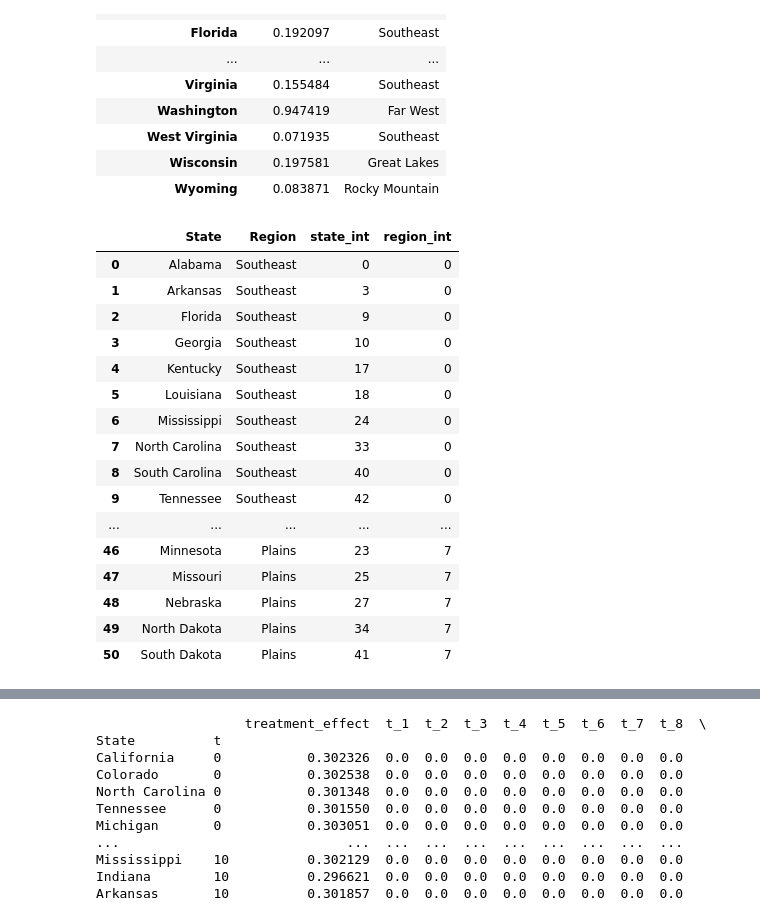
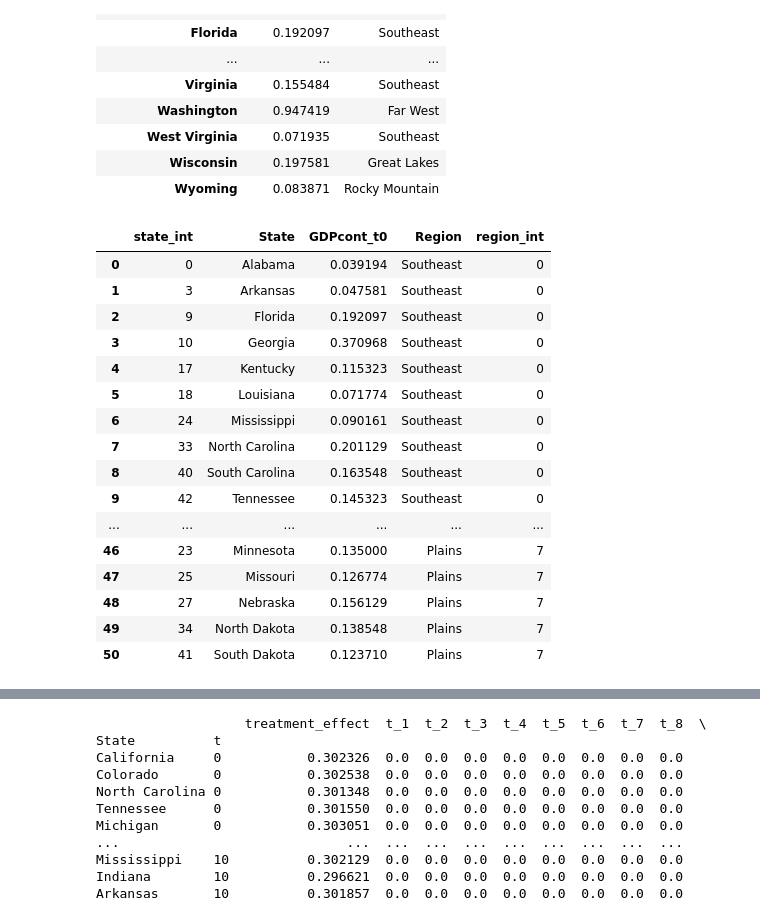
Before and after one commit to GondekNP/TreatmentBiasInvestigator, a Jupyter notebook: setup.ipynb, the cells around one changed output, grey strips where cells are left out. Saved outputs shown, nothing was run; the diff lists cells and outputs as text; code cells hidden in the pictures.

```diff
--- a/setup.ipynb
+++ b/setup.ipynb
@@ -111,25 +111,25 @@ industries
 | Wisconsin | 0.197581 | Great Lakes |
 | Wyoming | 0.083871 | Rocky Mountain |
 # %%
-states = industries.reset_index().reset_index()[['State', 'Region','index']].rename(columns={'index':'state_int'})
+states = industries.reset_index().reset_index().rename(columns={'index':'state_int'})
 regions = pd.DataFrame(pd.unique(industries.Region)).reset_index().rename(columns={'index':'region_int',0:'Region'})
 loc_map = states.merge(regions, on = 'Region')
 loc_map
 # %% [output]
-|  | State | Region | state_int | region_int |
-| 0 | Alabama | Southeast | 0 | 0 |
-| 1 | Arkansas | Southeast | 3 | 0 |
-| 2 | Florida | Southeast | 9 | 0 |
-| 3 | Georgia | Southeast | 10 | 0 |
-| 4 | Kentucky | Southeast | 17 | 0 |
-| 5 | Louisiana | Southeast | 18 | 0 |
-| 6 | Mississippi | Southeast | 24 | 0 |
-| 7 | North Carolina | Southeast | 33 | 0 |
-| 8 | South Carolina | Southeast | 40 | 0 |
-| 9 | Tennessee | Southeast | 42 | 0 |
-| ... | ... | ... | ... | ... |
-| 46 | Minnesota | Plains | 23 | 7 |
-| 47 | Missouri | Plains | 25 | 7 |
-| 48 | Nebraska | Plains | 27 | 7 |
-| 49 | North Dakota | Plains | 34 | 7 |
-| 50 | South Dakota | Plains | 41 | 7 |
+|  | state_int | State | GDPcont_t0 | Region | region_int |
+| 0 | 0 | Alabama | 0.039194 | Southeast | 0 |
+| 1 | 3 | Arkansas | 0.047581 | Southeast | 0 |
+| 2 | 9 | Florida | 0.192097 | Southeast | 0 |
+| 3 | 10 | Georgia | 0.370968 | Southeast | 0 |
+| 4 | 17 | Kentucky | 0.115323 | Southeast | 0 |
+| 5 | 18 | Louisiana | 0.071774 | Southeast | 0 |
+| 6 | 24 | Mississippi | 0.090161 | Southeast | 0 |
+| 7 | 33 | North Carolina | 0.201129 | Southeast | 0 |
+| 8 | 40 | South Carolina | 0.163548 | Southeast | 0 |
+| 9 | 42 | Tennessee | 0.145323 | Southeast | 0 |
+| ... | ... | ... | ... | ... | ... |
+| 46 | 23 | Minnesota | 0.135000 | Plains | 7 |
+| 47 | 25 | Missouri | 0.126774 | Plains | 7 |
+| 48 | 27 | Nebraska | 0.156129 | Plains | 7 |
+| 49 | 34 | North Dakota | 0.138548 | Plains | 7 |
+| 50 | 41 | South Dakota | 0.123710 | Plains | 7 |
```
Also changed, not shown: parts of 14 cells of this notebook, 2 other files.
